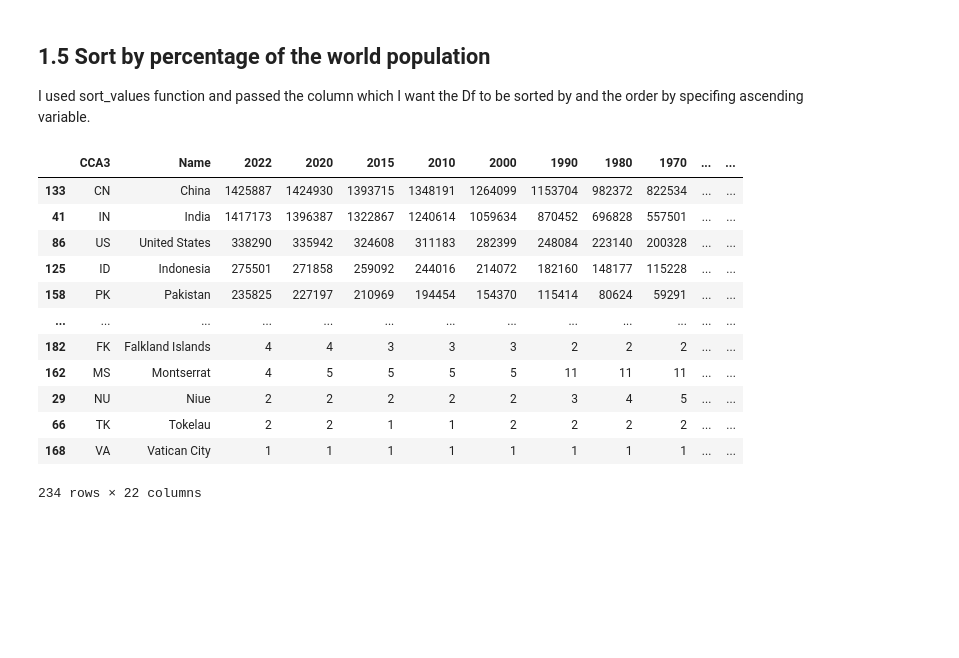
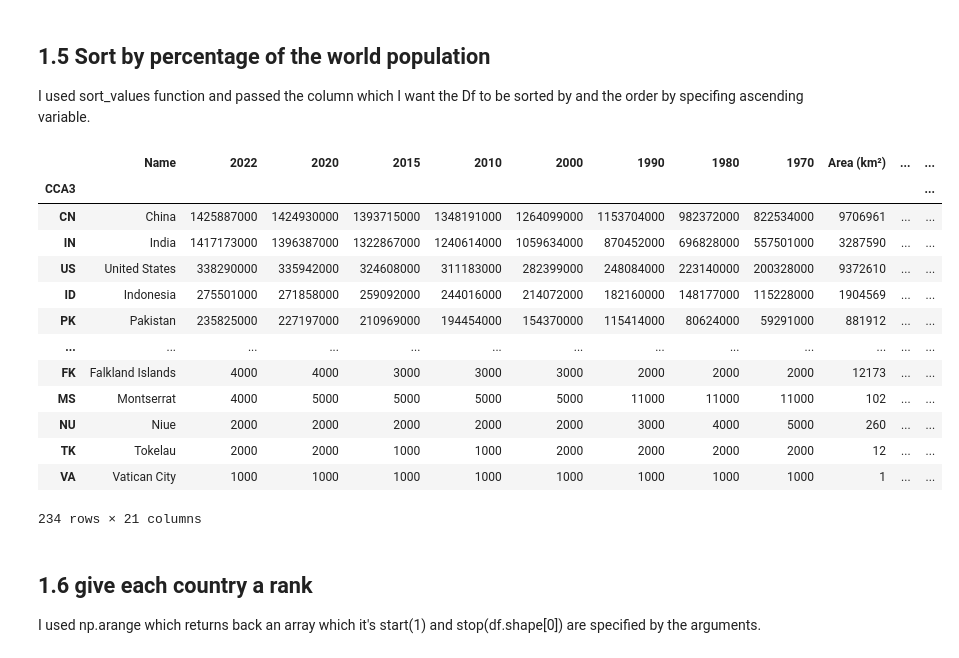
Before and after one commit to masoom80/introduction-to-ML-HW1, a Jupyter notebook: HW1.ipynb, the cells around one changed output. Saved outputs shown, nothing was run; the diff lists cells and outputs as text; code cells hidden in the pictures; blank space fills up the shorter version.

```diff
--- a/HW1.ipynb
+++ b/HW1.ipynb
@@ -13,3 +13,4 @@ For this part I used read_csv function which gets path of the dataset and the co
 # %%
 df = pd.read_csv('dataset/HW1_Dataset.csv',index_col=0)
 df.head()
+df.set_index('CCA3',inplace = True)
@@ -47,3 +42,5 @@ memory usage: 21.9+ KB
+# %%
+df.loc[:,'2022':'1970'] = df.loc[:,'2022':'1970'] * 1000
 # %% [markdown]
 ## 1.1 Find the Density by using 2022's column and Area's column
 We simply divide the columns
@@ -133,18 +134,23 @@ df
 ## 1.5 Sort by percentage of the world population
 I used sort_values function and passed the column which I want the Df to be sorted by and the order by specifing ascending variable.
 # %%
-df.sort_values('2022_percentage_of_world',ascending=False)
+df = df.sort_values('2022_percentage_of_world',ascending=False)
+df
 # %% [output]
-|  | CCA3 | Name | 2022 | 2020 | 2015 | 2010 | 2000 | 1990 | 1980 | 1970 | ... | ... |
-| 133 | CN | China | 1425887 | 1424930 | 1393715 | 1348191 | 1264099 | 1153704 | 982372 | 822534 | ... | ... |
-| 41 | IN | India | 1417173 | 1396387 | 1322867 | 1240614 | 1059634 | 870452 | 696828 | 557501 | ... | ... |
-| 86 | US | United States | 338290 | 335942 | 324608 | 311183 | 282399 | 248084 | 223140 | 200328 | ... | ... |
-| 125 | ID | Indonesia | 275501 | 271858 | 259092 | 244016 | 214072 | 182160 | 148177 | 115228 | ... | ... |
-| 158 | PK | Pakistan | 235825 | 227197 | 210969 | 194454 | 154370 | 115414 | 80624 | 59291 | ... | ... |
+|  | Name | 2022 | 2020 | 2015 | 2010 | 2000 | 1990 | 1980 | 1970 | Area (km²) | ... | ... |
+| CCA3 |  |  |  |  |  |  |  |  |  |  |  | ... |
+| CN | China | 1425887000 | 1424930000 | 1393715000 | 1348191000 | 1264099000 | 1153704000 | 982372000 | 822534000 | 9706961 | ... | ... |
+| IN | India | 1417173000 | 1396387000 | 1322867000 | 1240614000 | 1059634000 | 870452000 | 696828000 | 557501000 | 3287590 | ... | ... |
+| US | United States | 338290000 | 335942000 | 324608000 | 311183000 | 282399000 | 248084000 | 223140000 | 200328000 | 9372610 | ... | ... |
+| ID | Indonesia | 275501000 | 271858000 | 259092000 | 244016000 | 214072000 | 182160000 | 148177000 | 115228000 | 1904569 | ... | ... |
+| PK | Pakistan | 235825000 | 227197000 | 210969000 | 194454000 | 154370000 | 115414000 | 80624000 | 59291000 | 881912 | ... | ... |
 | ... | ... | ... | ... | ... | ... | ... | ... | ... | ... | ... | ... | ... |
-| 182 | FK | Falkland Islands | 4 | 4 | 3 | 3 | 3 | 2 | 2 | 2 | ... | ... |
-| 162 | MS | Montserrat | 4 | 5 | 5 | 5 | 5 | 11 | 11 | 11 | ... | ... |
-| 29 | NU | Niue | 2 | 2 | 2 | 2 | 2 | 3 | 4 | 5 | ... | ... |
-| 66 | TK | Tokelau | 2 | 2 | 1 | 1 | 2 | 2 | 2 | 2 | ... | ... |
-| 168 | VA | Vatican City | 1 | 1 | 1 | 1 | 1 | 1 | 1 | 1 | ... | ... |
+| FK | Falkland Islands | 4000 | 4000 | 3000 | 3000 | 3000 | 2000 | 2000 | 2000 | 12173 | ... | ... |
+| MS | Montserrat | 4000 | 5000 | 5000 | 5000 | 5000 | 11000 | 11000 | 11000 | 102 | ... | ... |
+| NU | Niue | 2000 | 2000 | 2000 | 2000 | 2000 | 3000 | 4000 | 5000 | 260 | ... | ... |
+| TK | Tokelau | 2000 | 2000 | 1000 | 1000 | 2000 | 2000 | 2000 | 2000 | 12 | ... | ... |
+| VA | Vatican City | 1000 | 1000 | 1000 | 1000 | 1000 | 1000 | 1000 | 1000 | 1 | ... | ... |
-234 rows × 22 columns
+234 rows × 21 columns
+# %% [markdown]
+## 1.6 give each country a rank
+I used np.arange which returns back an array which it's start(1) and stop(df.shape[0]) are specified by the arguments.
```
Also changed, not shown: parts of 19 cells of this notebook.
